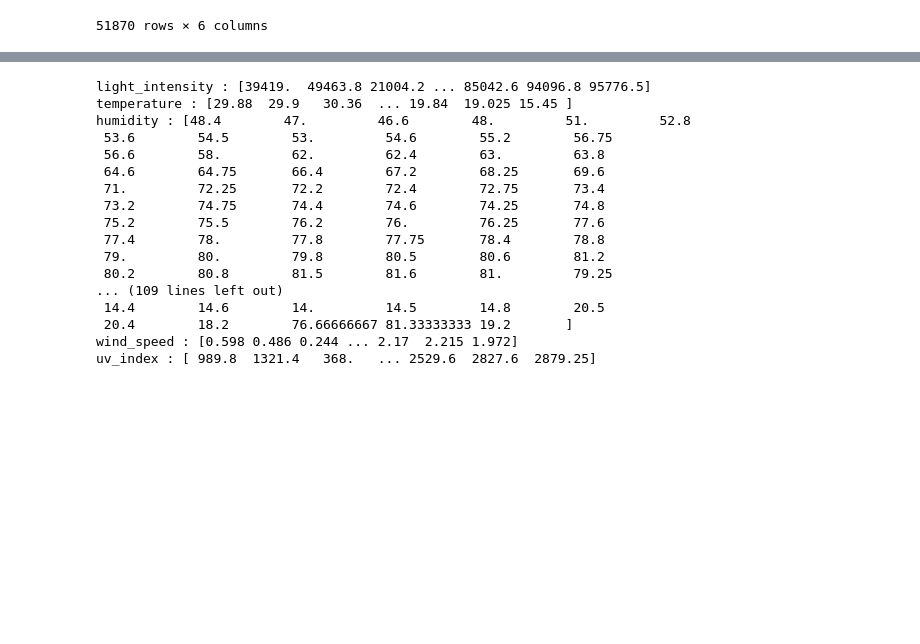
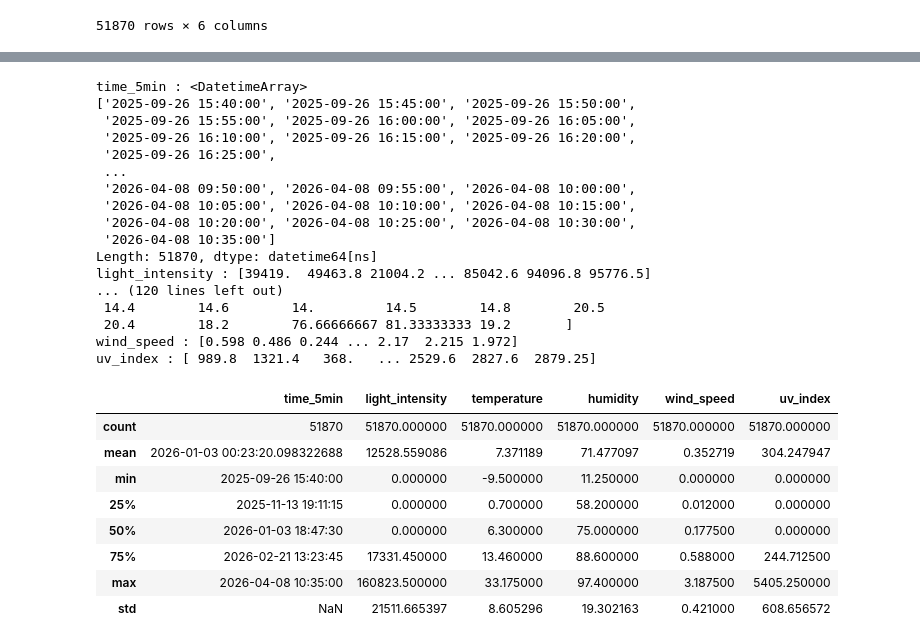
Before and after one commit to donggi22/insolation, a Jupyter notebook: EDA2.ipynb, the cells around one changed output, grey strips where cells are left out. Drawn from its saved outputs; the diff is of its cells as text; code cells hidden in the pictures; blank space fills up the shorter version.

```diff
--- a/EDA2.ipynb
+++ b/EDA2.ipynb
@@ -138,7 +138,7 @@ df_sensor['datetime'] = pd.to_datetime(df_sensor['create_at'])
 df_sensor['time_5min'] = df_sensor['datetime'].dt.floor('5min')
 sensor_features = ['light_intensity', 'temperature', 'humidity', 'wind_speed', 'uv_index']
 df_sensor_5min = df_sensor.groupby('time_5min')[sensor_features].mean().reset_index()
-# df_sensor_5min[sensor_features] = df_sensor_5min[sensor_features].interpolate(method='linear').fillna(0)
+df_sensor_5min[sensor_features] = df_sensor_5min[sensor_features].interpolate(method='linear').fillna(0)
 df_sensor_5min
 # %% [output]
 |  | time_5min | light_intensity | temperature | humidity | wind_speed | uv_index |
@@ -155,8 +155,8 @@ df_sensor_5min
 | 51869 | 2026-04-08 10:35:00 | 95776.5 | 12.875 | 37.0 | 0.7025 | 2879.25 |
 51870 rows × 6 columns
 # %%
-df_in = df_sensor_5min[sensor_features].interpolate(method='linear')
-df_in.info()
+df_sensor_5min = df_sensor_5min[['time_5min'] + sensor_features]
+df_sensor_5min.info()
 # %% [output]
 <class 'pandas.core.frame.DataFrame'>
 RangeIndex: 51870 entries, 0 to 51869
@@ -192,23 +193,35 @@ light_intensity
 2879.25        1
 Name: count, Length: 9195, dtype: int64
 # %%
-for col in df_in.columns:
-    print(col, ':', df_in[col].unique())
+for col in df_sensor_5min.columns:
+    print(col, ':', df_sensor_5min[col].unique())
 # %% [output]
+time_5min : <DatetimeArray>
+['2025-09-26 15:40:00', '2025-09-26 15:45:00', '2025-09-26 15:50:00',
+ '2025-09-26 15:55:00', '2025-09-26 16:00:00', '2025-09-26 16:05:00',
+ '2025-09-26 16:10:00', '2025-09-26 16:15:00', '2025-09-26 16:20:00',
+ '2025-09-26 16:25:00',
+ ...
+ '2026-04-08 09:50:00', '2026-04-08 09:55:00', '2026-04-08 10:00:00',
+ '2026-04-08 10:05:00', '2026-04-08 10:10:00', '2026-04-08 10:15:00',
+ '2026-04-08 10:20:00', '2026-04-08 10:25:00', '2026-04-08 10:30:00',
+ '2026-04-08 10:35:00']
+Length: 51870, dtype: datetime64[ns]
 light_intensity : [39419.  49463.8 21004.2 ... 85042.6 94096.8 95776.5]
-temperature : [29.88  29.9   30.36  ... 19.84  19.025 15.45 ]
-humidity : [48.4        47.         46.6        48.         51.         52.8
- 53.6        54.5        53.         54.6        55.2        56.75
- 56.6        58.         62.         62.4        63.         63.8
- 64.6        64.75       66.4        67.2        68.25       69.6
- 71.         72.25       72.2        72.4        72.75       73.4
- 73.2        74.75       74.4        74.6        74.25       74.8
- 75.2        75.5        76.2        76.         76.25       77.6
- 77.4        78.         77.8        77.75       78.4        78.8
- 79.         80.         79.8        80.5        80.6        81.2
- 80.2        80.8        81.5        81.6        81.         79.25
-... (109 lines left out)
+... (120 lines left out)
  14.4        14.6        14.         14.5        14.8        20.5
  20.4        18.2        76.66666667 81.33333333 19.2       ]
 wind_speed : [0.598 0.486 0.244 ... 2.17  2.215 1.972]
 uv_index : [ 989.8  1321.4   368.   ... 2529.6  2827.6  2879.25]
+# %%
+df_sensor_5min.describe()
+# %% [output]
+|  | time_5min | light_intensity | temperature | humidity | wind_speed | uv_index |
+| count | 51870 | 51870.000000 | 51870.000000 | 51870.000000 | 51870.000000 | 51870.000000 |
+| mean | 2026-01-03 00:23:20.098322688 | 12528.559086 | 7.371189 | 71.477097 | 0.352719 | 304.247947 |
+| min | 2025-09-26 15:40:00 | 0.000000 | -9.500000 | 11.250000 | 0.000000 | 0.000000 |
+| 25% | 2025-11-13 19:11:15 | 0.000000 | 0.700000 | 58.200000 | 0.012000 | 0.000000 |
+| 50% | 2026-01-03 18:47:30 | 0.000000 | 6.300000 | 75.000000 | 0.177500 | 0.000000 |
+| 75% | 2026-02-21 13:23:45 | 17331.450000 | 13.460000 | 88.600000 | 0.588000 | 244.712500 |
+| max | 2026-04-08 10:35:00 | 160823.500000 | 33.175000 | 97.400000 | 3.187500 | 5405.250000 |
+| std | NaN | 21511.665397 | 8.605296 | 19.302163 | 0.421000 | 608.656572 |
```
Also changed, not shown: parts of 13 cells of this notebook.
